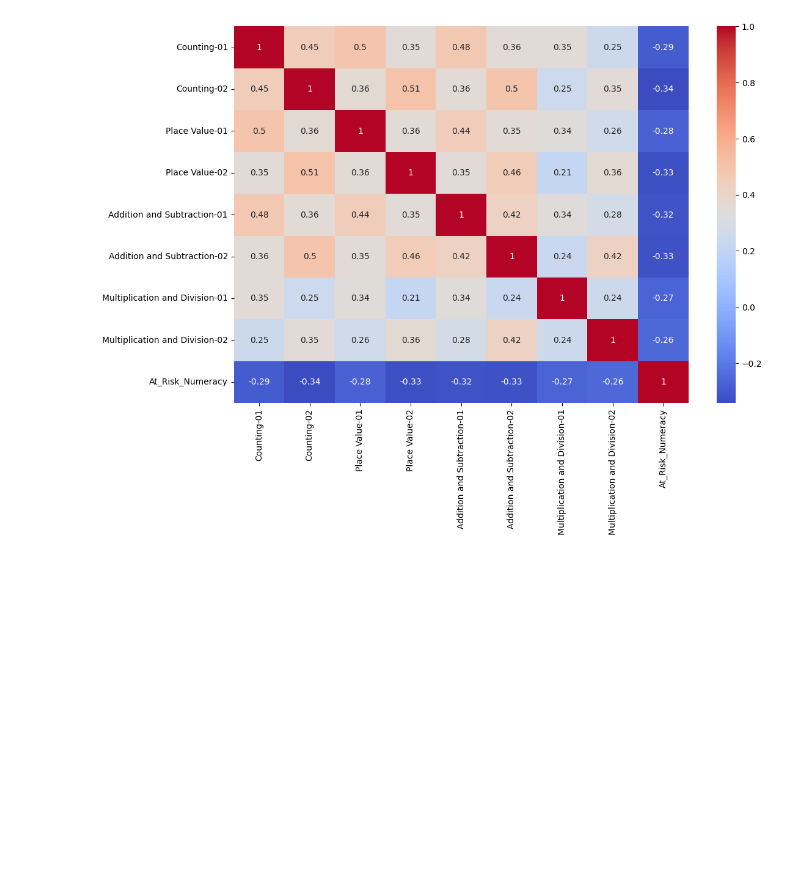
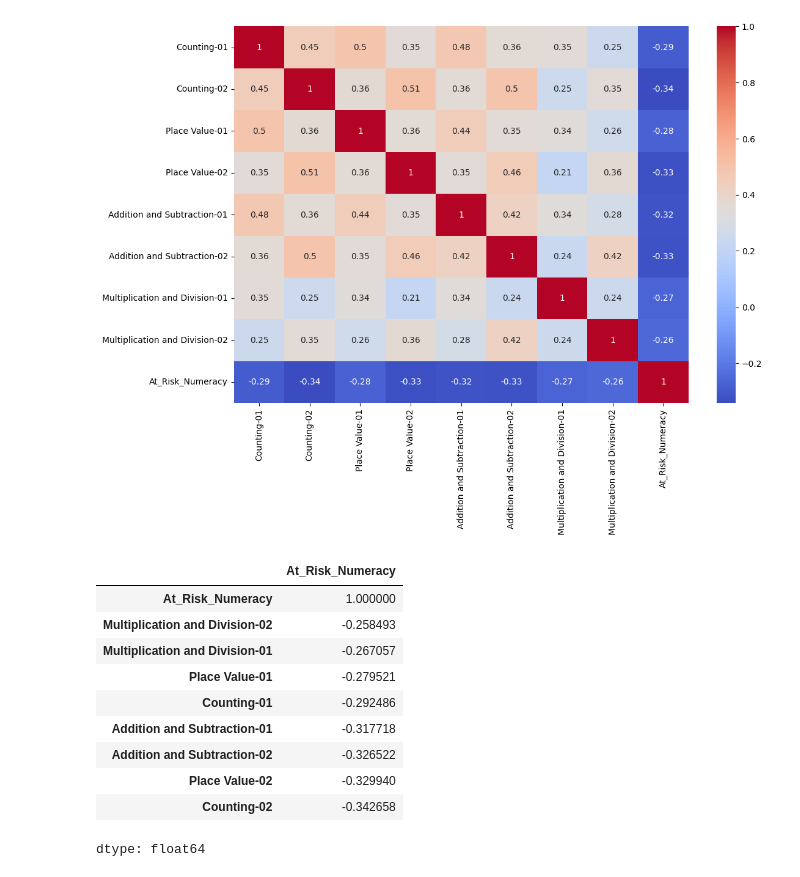
Before and after one commit to anshumbanga/Projects, a Jupyter notebook: LA4_SCHOOL/LA4_Schools_Exploratory_Data_Analysis_and_feature_selection.ipynb, the cells around one changed output. Drawn from its saved outputs; the diff is of its cells as text; code cells hidden in the pictures; blank space fills up the shorter version.

```diff
--- a/LA4_SCHOOL/LA4_Schools_Exploratory_Data_Analysis_and_feature_selection.ipynb
+++ b/LA4_SCHOOL/LA4_Schools_Exploratory_Data_Analysis_and_feature_selection.ipynb
@@ -687,3 +687,19 @@ sns.heatmap(academics.loc[:,['Counting-01', 'Counting-02','Place Value-01', 'Pla
 plt.show()
 # %% [output]
 [figure]
+# %%
+academics.loc[:,['Counting-01', 'Counting-02','Place Value-01', 'Place Value-02', 'Addition and Subtraction-01',
+       'Addition and Subtraction-02', 'Multiplication and Division-01',
+       'Multiplication and Division-02','At_Risk_Numeracy']].corr().loc[:,'At_Risk_Numeracy'].sort_values(ascending=False)
+# %% [output]
+|  | At_Risk_Numeracy |
+| At_Risk_Numeracy | 1.000000 |
+| Multiplication and Division-02 | -0.258493 |
+| Multiplication and Division-01 | -0.267057 |
+| Place Value-01 | -0.279521 |
+| Counting-01 | -0.292486 |
+| Addition and Subtraction-01 | -0.317718 |
+| Addition and Subtraction-02 | -0.326522 |
+| Place Value-02 | -0.329940 |
+| Counting-02 | -0.342658 |
+dtype: float64
```
